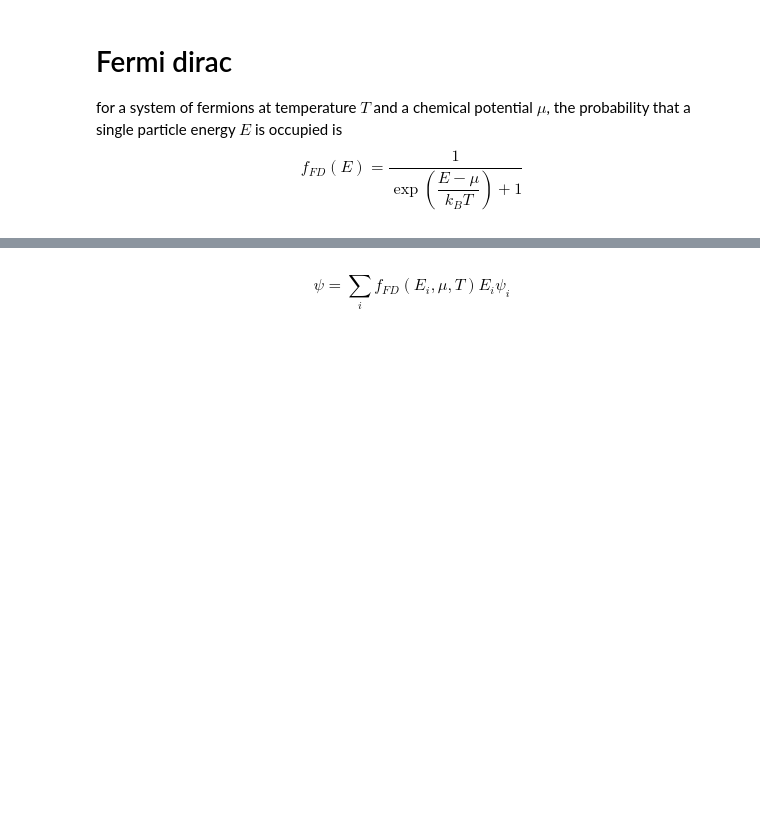
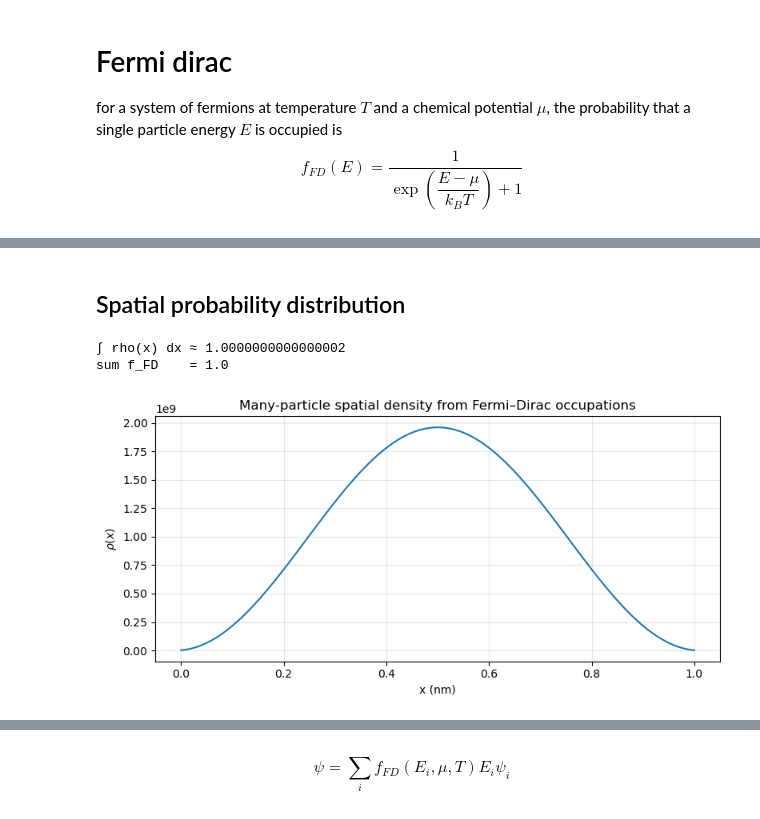
Before and after one commit to eragasa/physkit, a Jupyter notebook: notebooks/phys104_N01_piab1d.ipynb, the cells around one changed output, grey strips where cells are left out. Cells and saved outputs as stored; diff of their text form; code cells hidden in the pictures; blank space fills up the shorter version.

```diff
--- a/notebooks/phys104_N01_piab1d.ipynb
+++ b/notebooks/phys104_N01_piab1d.ipynb
@@ -399,0 +396,16 @@ print(E)
+# %%
+T = 2000.0          # K
+N_target = 1       # spinless toy model: 2 fermions
+
+mu = get_chemical_potential(E, T=T, N_target=N_target)
+f_FD = get_fermi_dirac(E, mu, T)
+
+print("Solved chemical potential:")
+print(f"  mu = {mu:.4e} J  = {mu/eV:.4f} eV\n")
+
+print("First few energies and occupations:")
+for n in range(min(8, len(E))):
+    print(f"n={n+1:2d}: E = {E[n]/eV:8.4f} eV   f_FD = {f_FD[n]:.6f}")
+
+print("\nSum of occupations:", np.sum(f_FD))
+print("Target N:", N_target)
@@ -399,0 +428,38 @@ print(E)
+# %% [markdown]
+## Spatial probability distribution
+# %%
+import numpy as np
+import matplotlib.pyplot as plt
+
+Nx, Nstates = psi.shape
+k_used = len(f_FD)          # must match how many energies you used to compute f_FD
+
+# 1) Continuum normalization of eigenfunctions
+psi_norm = np.zeros_like(psi)
+for n in range(k_used):     # only care about first k_used states
+    norm_n = np.sqrt(np.trapezoid(np.abs(psi[:, n])**2, x))
+    psi_norm[:, n] = psi[:, n] / norm_n
+
+# 2) Build many-particle density from FD
+rho_x = np.zeros_like(x)
+for n in range(k_used):
+    rho_x += f_FD[n] * np.abs(psi_norm[:, n])**2  # |psi|^2, not psi**2
+
+# 3) Check normalization
+N_from_rho = np.trapezoid(rho_x, x)
+print("∫ rho(x) dx ≈", N_from_rho)
+print("sum f_FD    =", np.sum(f_FD))
+
+# 4) Plot
+plt.figure(figsize=(8,4))
+plt.plot(x*1e9, rho_x)
+plt.xlabel("x (nm)")
+plt.ylabel(r"$\rho(x)$")
+plt.title("Many-particle spatial density from Fermi–Dirac occupations")
+plt.grid(alpha=0.3)
+plt.tight_layout()
+plt.show()
+# %% [output]
+∫ rho(x) dx ≈ 1.0000000000000002
+sum f_FD    = 1.0
+[figure, added]
```
Also changed, not shown: parts of 9 cells of this notebook, 43 other files.
